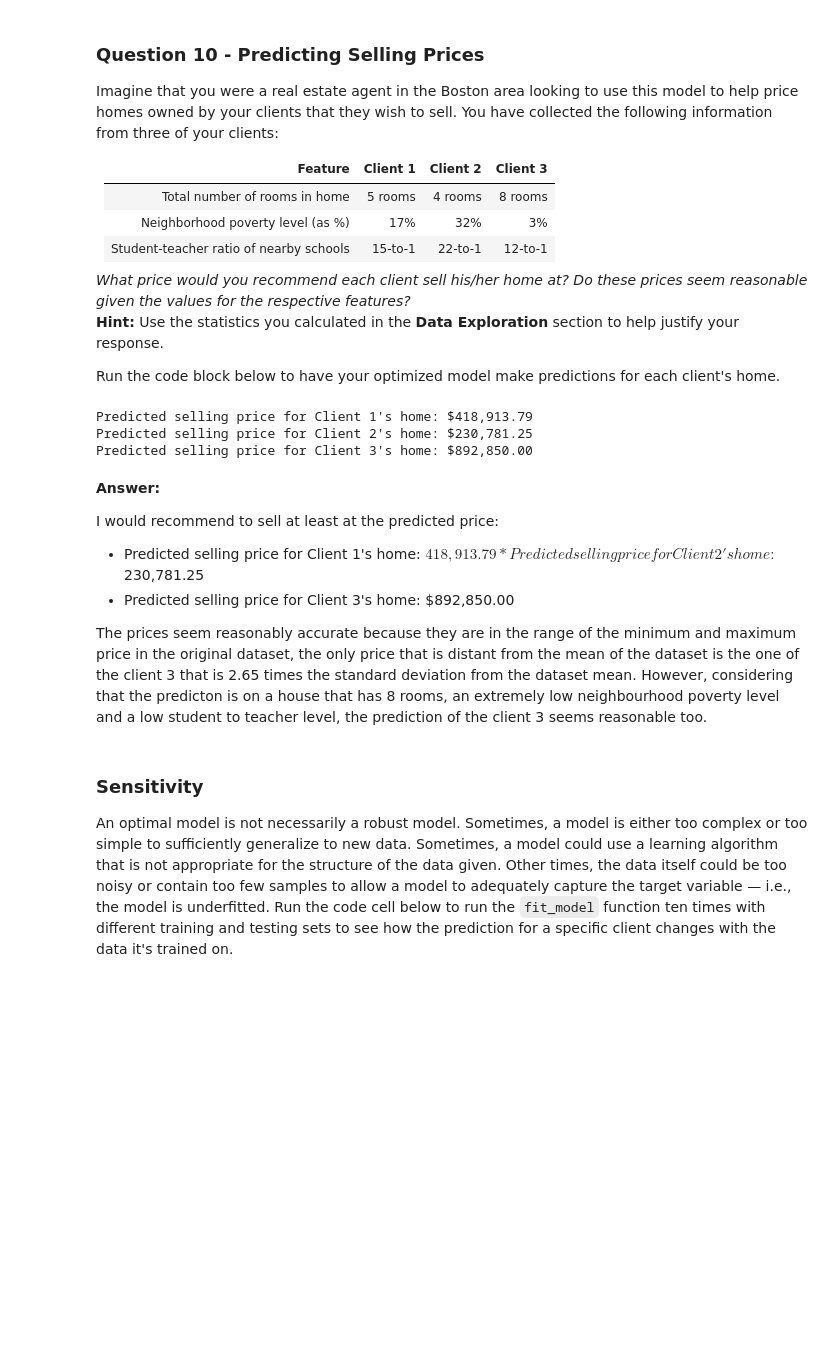
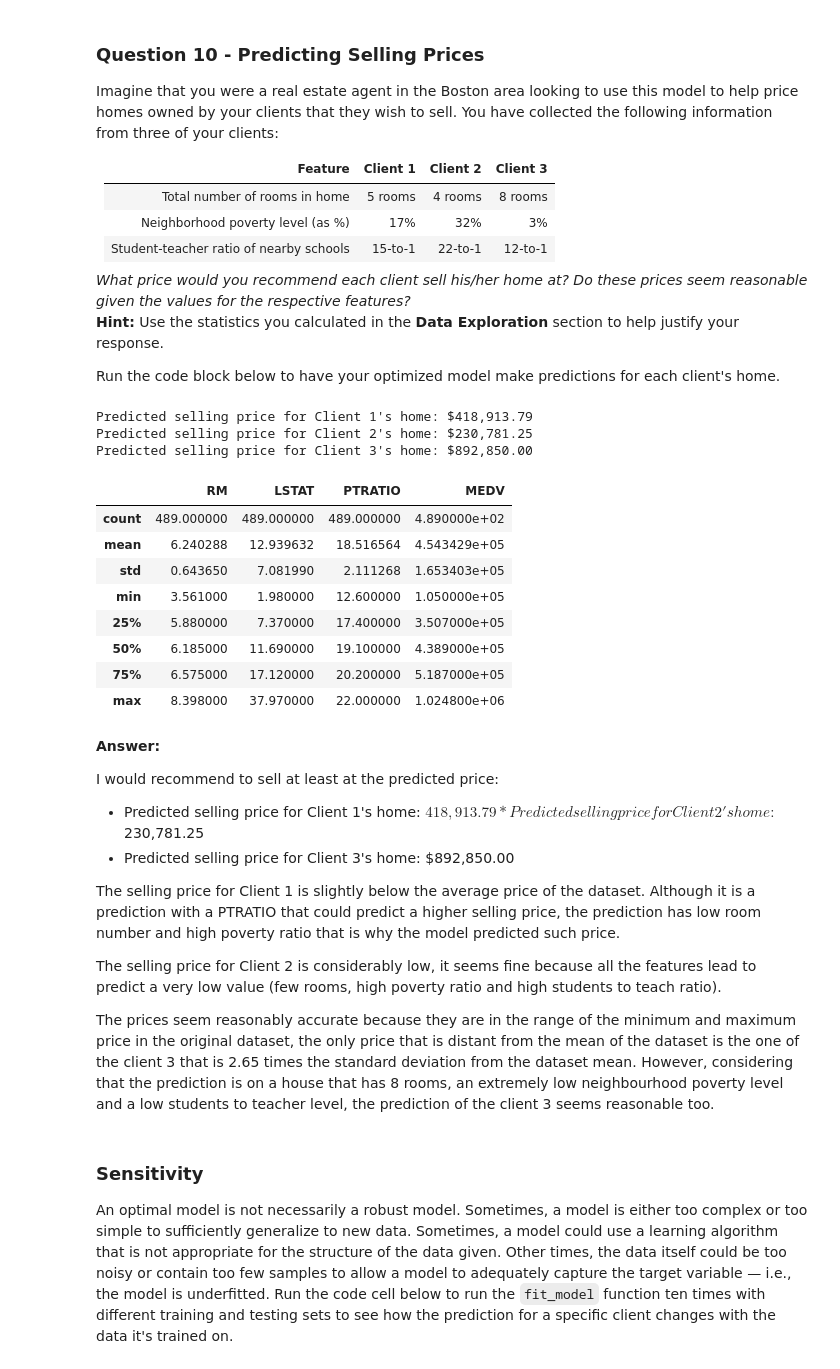
Before and after one commit to LeoCo/boston_housing, a Jupyter notebook: boston_housing.ipynb, the cells around one changed output. Cells and saved outputs as stored; diff of their text form; code cells hidden in the pictures; blank space fills up the shorter version.

```diff
--- a/boston_housing.ipynb
+++ b/boston_housing.ipynb
@@ -328,16 +328,27 @@ Run the code block below to have your optimized model make predictions for each
 # %%
 # Produce a matrix for client data
 client_data = [[5, 17, 15], # Client 1
                [4, 32, 22], # Client 2
                [8, 3, 12]]  # Client 3
 
 # Show predictions
 for i, price in enumerate(reg.predict(client_data)):
     print "Predicted selling price for Client {}'s home: ${:,.2f}".format(i+1, price)
+
+data.describe(include='all')
 # %% [output]
 Predicted selling price for Client 1's home: $418,913.79
 Predicted selling price for Client 2's home: $230,781.25
 Predicted selling price for Client 3's home: $892,850.00
+|  | RM | LSTAT | PTRATIO | MEDV |
+| count | 489.000000 | 489.000000 | 489.000000 | 4.890000e+02 |
+| mean | 6.240288 | 12.939632 | 18.516564 | 4.543429e+05 |
+| std | 0.643650 | 7.081990 | 2.111268 | 1.653403e+05 |
+| min | 3.561000 | 1.980000 | 12.600000 | 1.050000e+05 |
+| 25% | 5.880000 | 7.370000 | 17.400000 | 3.507000e+05 |
+| 50% | 6.185000 | 11.690000 | 19.100000 | 4.389000e+05 |
+| 75% | 6.575000 | 17.120000 | 20.200000 | 5.187000e+05 |
+| max | 8.398000 | 37.970000 | 22.000000 | 1.024800e+06 |
 # %% [markdown]
 **Answer:**
 
@@ -346,7 +357,11 @@ I would recommend to sell at least at the predicted price:
 * Predicted selling price for Client 2's home: $230,781.25
 * Predicted selling price for Client 3's home: $892,850.00
 
-The prices seem reasonably accurate because they are in the range of the minimum and maximum price in the original dataset, the only price that is distant from the mean of the dataset is the one of the client 3 that is 2.65 times the standard deviation from the dataset mean. However, considering that the predicton is on a house that has 8 rooms, an extremely low neighbourhood poverty level and a low student to teacher level, the prediction of the client 3 seems reasonable too.
+The selling price for Client 1 is slightly below the average price of the dataset. Although it is a prediction with a PTRATIO that could predict a higher selling price, the prediction has low room number and high poverty ratio that is why the model predicted such price.
+
+The selling price for Client 2 is considerably low, it seems fine because all the features lead to predict a very low value (few rooms, high poverty ratio and high students to teach ratio).
+
+The prices seem reasonably accurate because they are in the range of the minimum and maximum price in the original dataset, the only price that is distant from the mean of the dataset is the one of the client 3 that is 2.65 times the standard deviation from the dataset mean. However, considering that the prediction is on a house that has 8 rooms, an extremely low neighbourhood poverty level and a low students to teacher level, the prediction of the client 3 seems reasonable too.
 # %% [markdown]
 ### Sensitivity
 An optimal model is not necessarily a robust model. Sometimes, a model is either too complex or too simple to sufficiently generalize to new data. Sometimes, a model could use a learning algorithm that is not appropriate for the structure of the data given. Other times, the data itself could be too noisy or contain too few samples to allow a model to adequately capture the target variable — i.e., the model is underfitted. Run the code cell below to run the `fit_model` function ten times with different training and testing sets to see how the prediction for a specific client changes with the data it's trained on.
```
